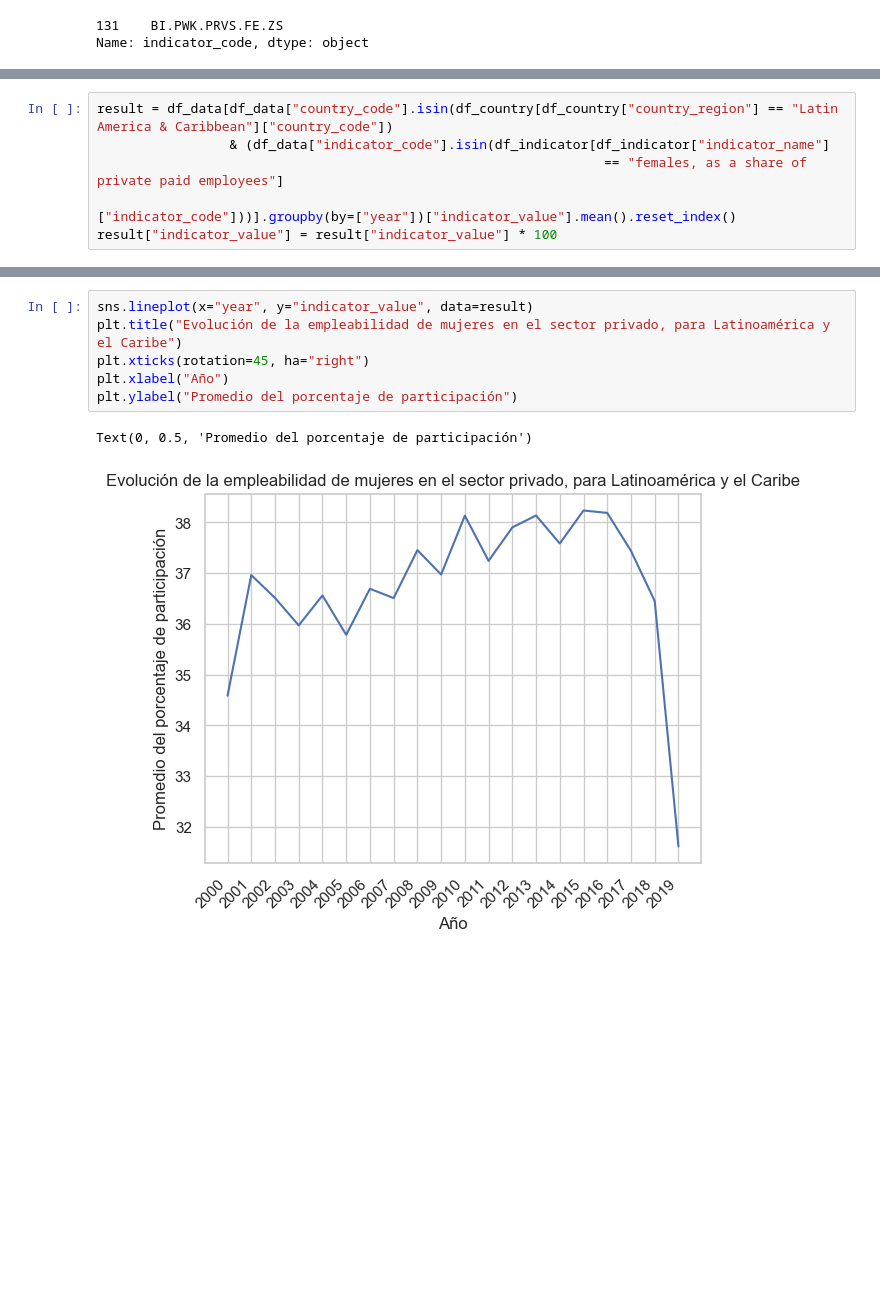
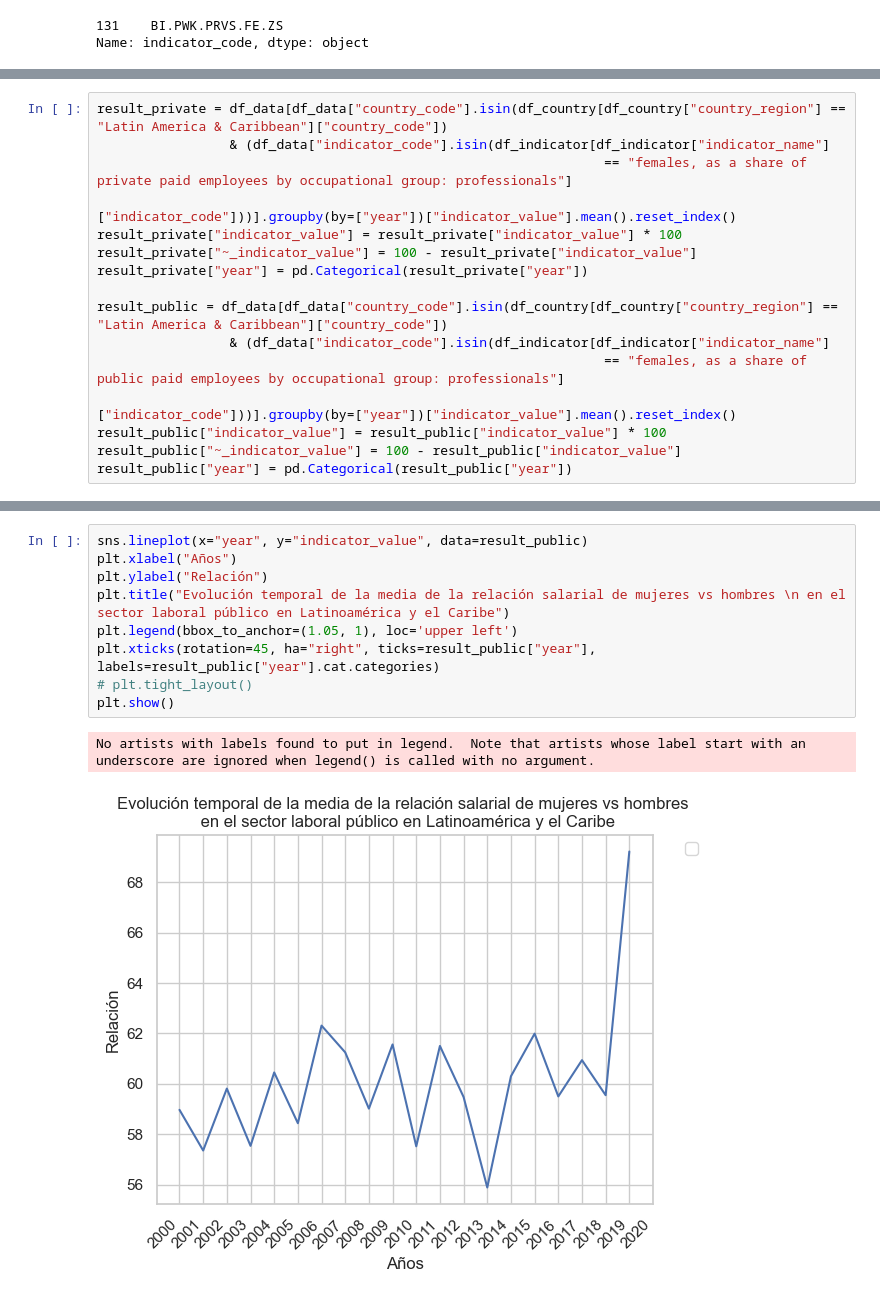
Before and after one commit to AEEM1993/DS_CasoPractico_MOD5, a Jupyter notebook: CasoPractico.ipynb, the cells around one changed output, grey strips where cells are left out. Cells and saved outputs as stored; diff of their text form; blank space fills up the shorter version.

Commit message:
analisis salarial y profesional

```diff
--- a/CasoPractico.ipynb
+++ b/CasoPractico.ipynb
@@ -132,6 +315,16 @@ Name: indicator_code, dtype: object
 # %%
-result = df_data[df_data["country_code"].isin(df_country[df_country["country_region"] == "Latin America & Caribbean"]["country_code"])
+result_private = df_data[df_data["country_code"].isin(df_country[df_country["country_region"] == "Latin America & Caribbean"]["country_code"])
                  & (df_data["indicator_code"].isin(df_indicator[df_indicator["indicator_name"]
-                                                                 == "females, as a share of private paid employees"]
+                                                                 == "females, as a share of private paid employees by occupational group: professionals"]
                                                                  ["indicator_code"]))].groupby(by=["year"])["indicator_value"].mean().reset_index()
-result["indicator_value"] = result["indicator_value"] * 100
+result_private["indicator_value"] = result_private["indicator_value"] * 100
+result_private["~_indicator_value"] = 100 - result_private["indicator_value"]
+result_private["year"] = pd.Categorical(result_private["year"])
+
+result_public = df_data[df_data["country_code"].isin(df_country[df_country["country_region"] == "Latin America & Caribbean"]["country_code"])
+                 & (df_data["indicator_code"].isin(df_indicator[df_indicator["indicator_name"]
+                                                                 == "females, as a share of public paid employees by occupational group: professionals"]
+                                                                 ["indicator_code"]))].groupby(by=["year"])["indicator_value"].mean().reset_index()
+result_public["indicator_value"] = result_public["indicator_value"] * 100
+result_public["~_indicator_value"] = 100 - result_public["indicator_value"]
+result_public["year"] = pd.Categorical(result_public["year"])
@@ -138,9 +371,12 @@ result["indicator_value"] = result["indicator_value"] * 100
 # %%
-sns.lineplot(x="year", y="indicator_value", data=result)
-plt.title("Evolución de la empleabilidad de mujeres en el sector privado, para Latinoamérica y el Caribe")
-plt.xticks(rotation=45, ha="right")
-plt.xlabel("Año")
-plt.ylabel("Promedio del porcentaje de participación")
+sns.lineplot(x="year", y="indicator_value", data=result_public)
+plt.xlabel("Años")
+plt.ylabel("Relación")
+plt.title("Evolución temporal de la media de la relación salarial de mujeres vs hombres \n en el sector laboral público en Latinoamérica y el Caribe")
+plt.legend(bbox_to_anchor=(1.05, 1), loc='upper left')
+plt.xticks(rotation=45, ha="right", ticks=result_public["year"], labels=result_public["year"].cat.categories)
+# plt.tight_layout()
+plt.show()
 # %% [output]
-Text(0, 0.5, 'Promedio del porcentaje de participación')
+No artists with labels found to put in legend.  Note that artists whose label start with an underscore are ignored when legend() is called with no argument.
-[figure, old version]
+[figure, new version]
```
Also changed, not shown: parts of 22 cells of this notebook, 1 other file.
